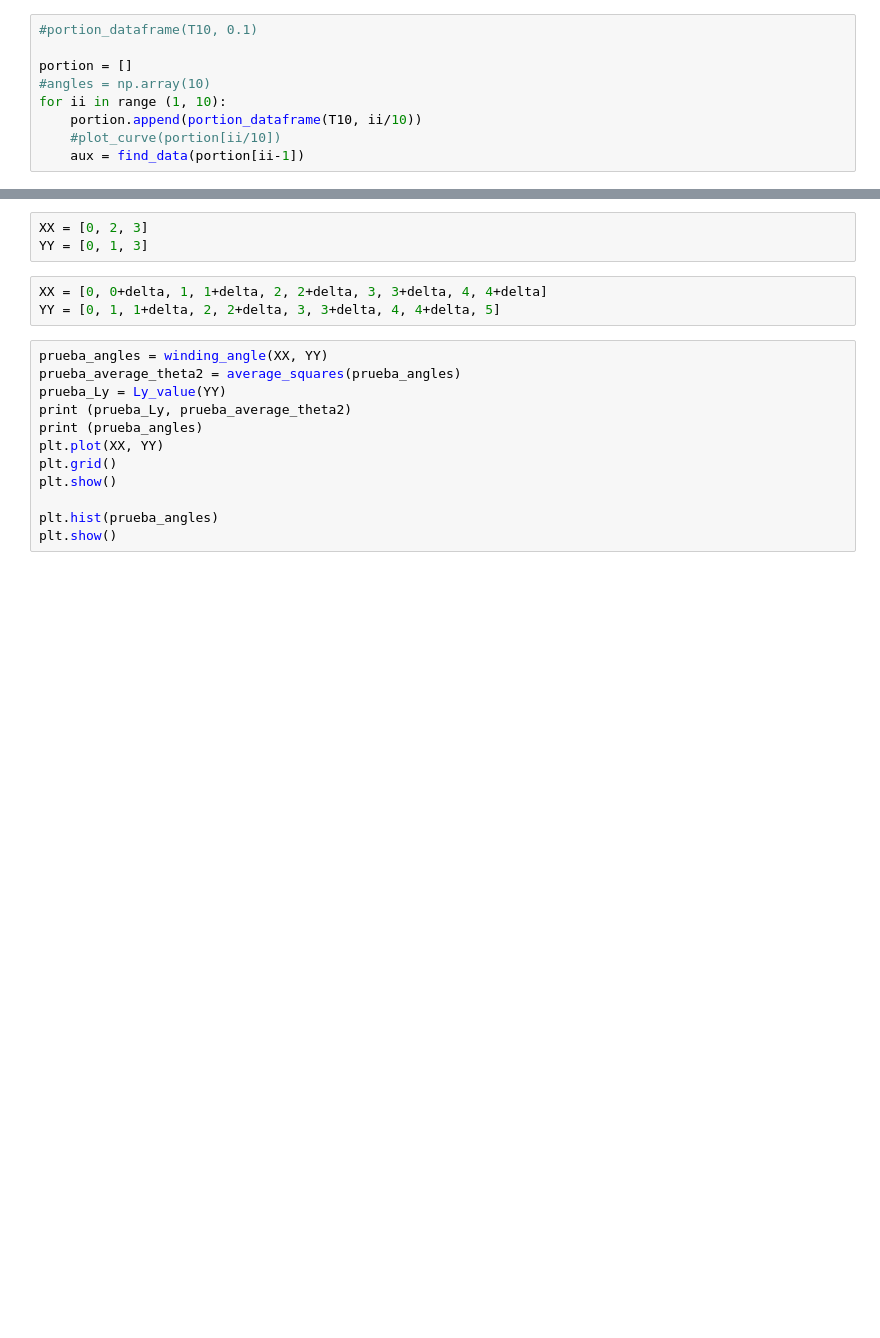
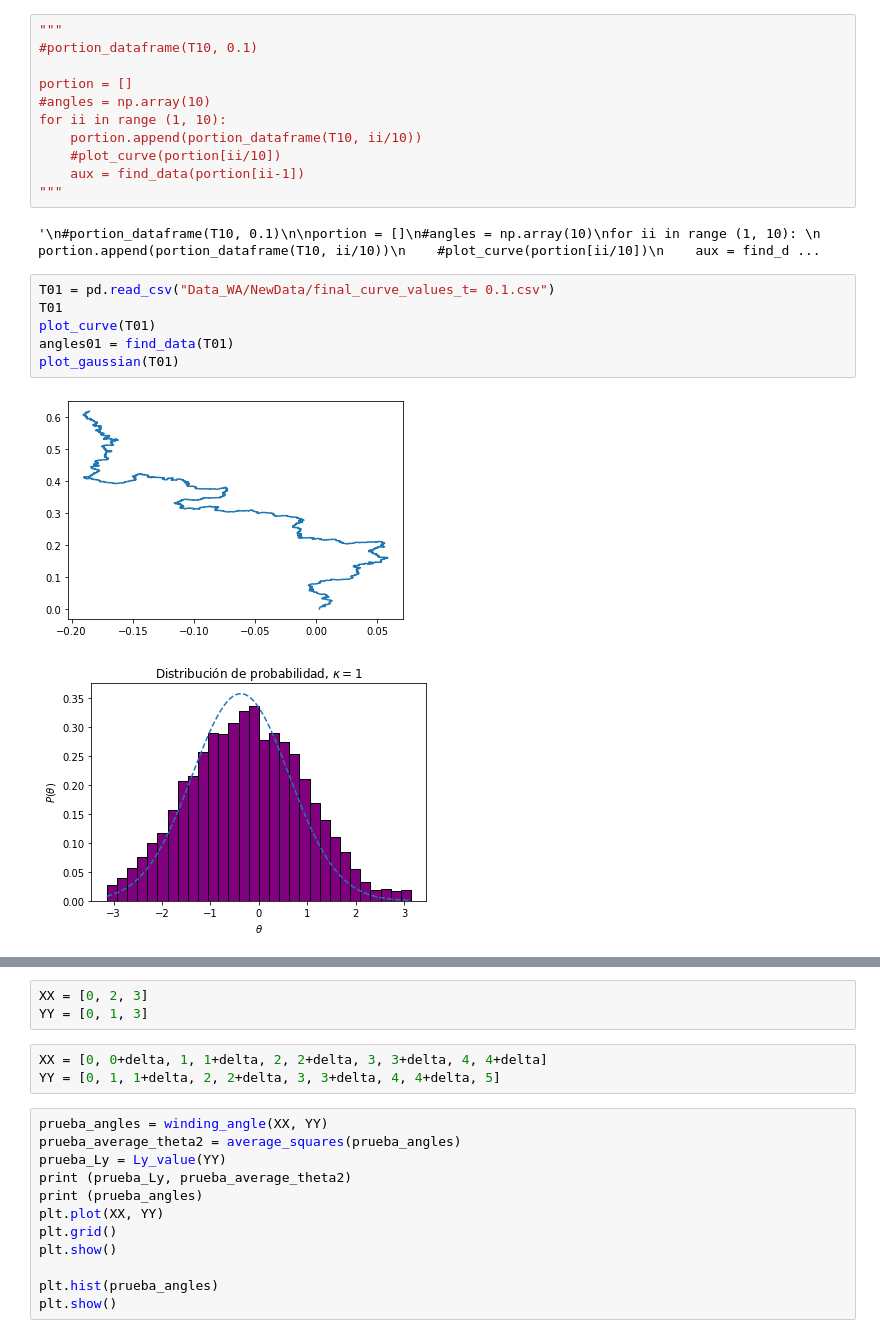
Before and after one commit to CamiloFajardo2021/Statistical_mechanics-project, a Jupyter notebook: angle.ipynb, the cells around one changed output, grey strips where cells are left out. Saved outputs shown, nothing was run; the diff lists cells and outputs as text; blank space fills up the shorter version.

Commit message:
Regresion a Gaussianas

```diff
--- a/angle.ipynb
+++ b/angle.ipynb
@@ -114,5 +135,6 @@ def portion_dataframe(dataframe, r):
     return df
 # %%
+"""
 #portion_dataframe(T10, 0.1)
 
 portion = []
@@ -121,3 +143,15 @@ for ii in range (1, 10):
     portion.append(portion_dataframe(T10, ii/10))
     #plot_curve(portion[ii/10])
     aux = find_data(portion[ii-1])
+"""
+# %% [output]
+'\n#portion_dataframe(T10, 0.1)\n\nportion = []\n#angles = np.array(10)\nfor ii in range (1, 10): \n    portion.append(portion_dataframe(T10, ii/10))\n    #plot_curve(portion[ii/10])\n    aux = find_d ...
+# %%
+T01 = pd.read_csv("Data_WA/NewData/final_curve_values_t= 0.1.csv")
+T01
+plot_curve(T01)
+angles01 = find_data(T01)
+plot_gaussian(T01)
+# %% [output]
+[figure, added]
+[figure, added]
```
Also changed, not shown: parts of 20 cells of this notebook.
